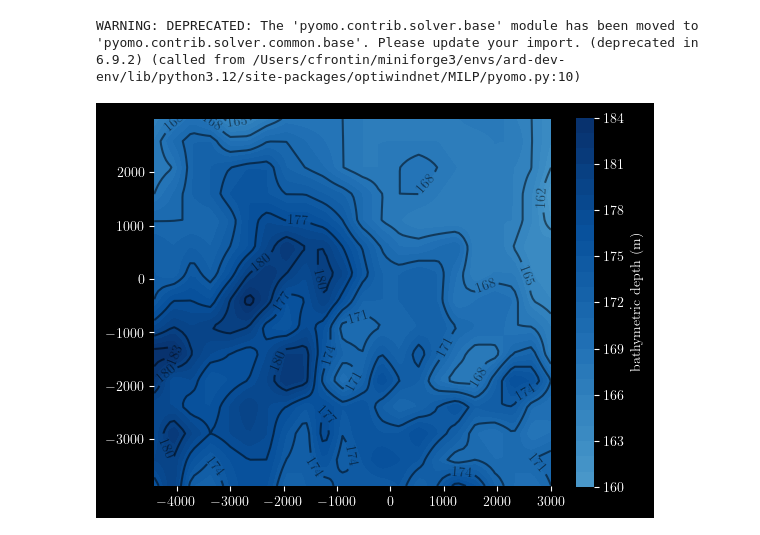
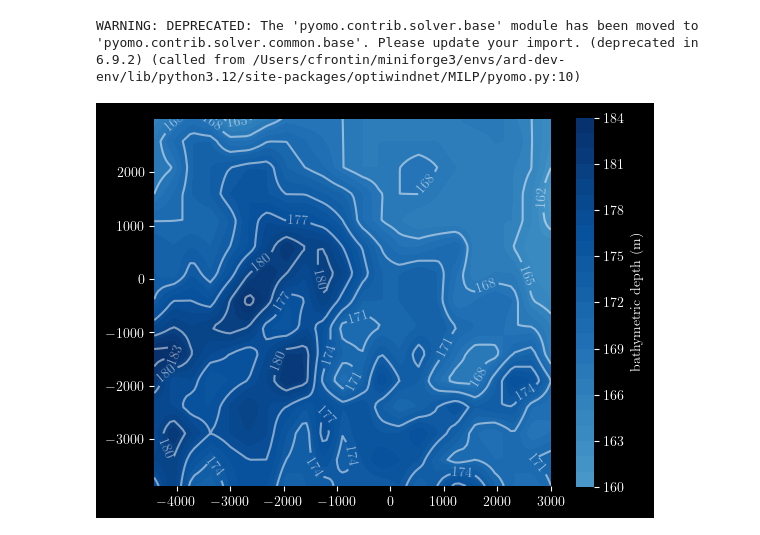
Before and after one commit to WISDEM/Ard, a Jupyter notebook: examples/offshore/bathymetry.ipynb, the cells around one changed output. Drawn from its saved outputs; the diff is of its cells as text; code cells hidden in the pictures.

```diff
--- a/examples/offshore/bathymetry.ipynb
+++ b/examples/offshore/bathymetry.ipynb
@@ -33,27 +33,27 @@ bgd.load_moorpy_bathymetry(path_bathy)
 # %%
 fig, ax = plt.subplots()
 cs0 = ax.contourf(
     bgd.x_mesh,
     bgd.y_mesh,
     bgd.depth_mesh,
     levels=25,
     cmap="Blues",
     vmin=125.0,
 )
 cs1 = ax.contour(
     bgd.x_mesh,
     bgd.y_mesh,
     bgd.depth_mesh,
     levels=7,
-    colors="k",
+    colors="w",
     alpha=0.5,
 )
 ax.clabel(cs1)
 ax.set_aspect("equal")
 cb0 = fig.colorbar(cs0)
 cb0.outline.set_visible(False)
 cb0.set_label("bathymetric depth (m)")
 # %% [output]
-[figure, old version]
+[figure, new version]
 # %%
 fig, ax = plt.subplots()
```
Also changed, not shown: parts of 2 cells of this notebook, 1 other file.
